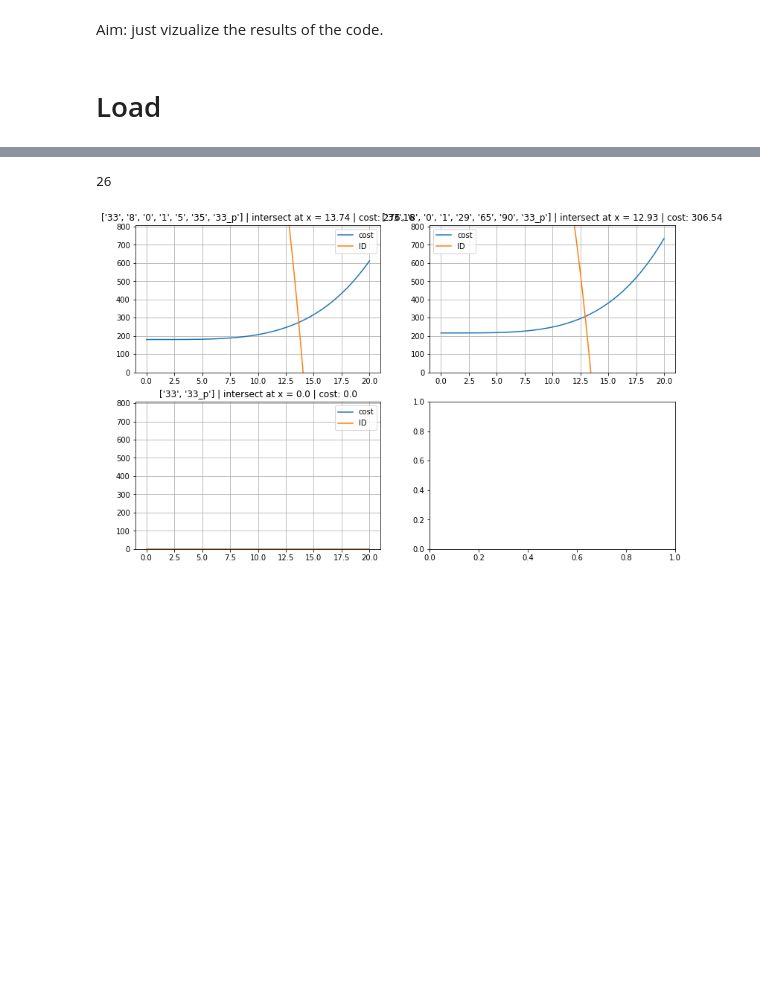
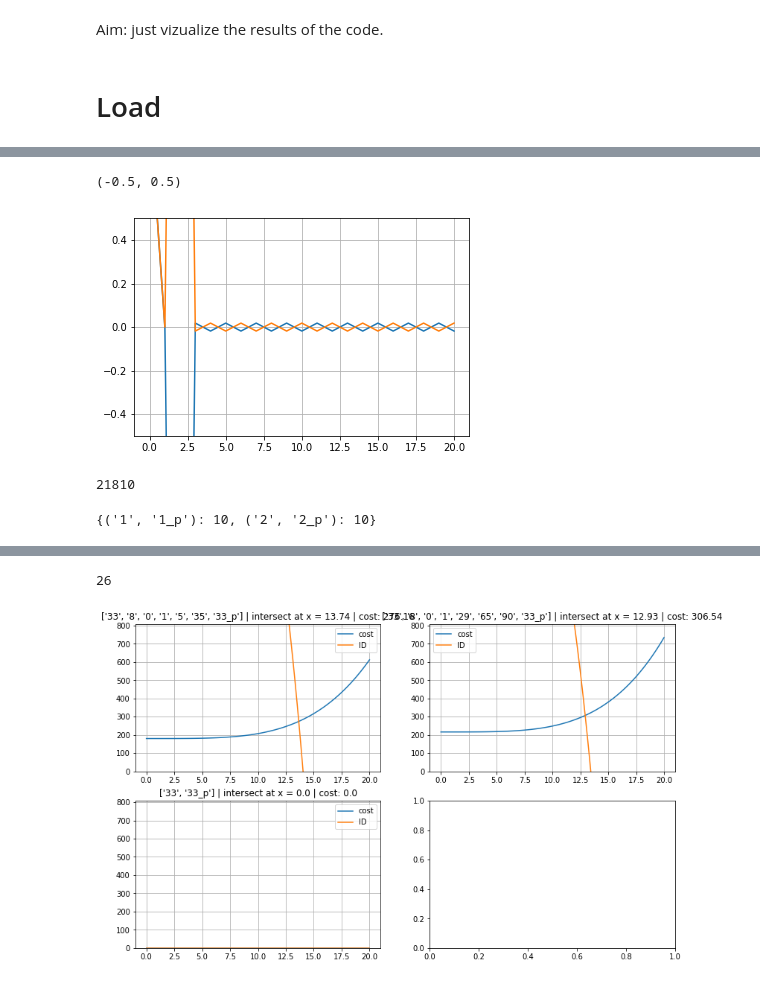
Before and after one commit to LucasFuentesValenzuela/ICU, a Jupyter notebook: notebooks/VizResults_v1.ipynb, the cells around one changed output, grey strips where cells are left out. Cells and saved outputs as stored; diff of their text form; code cells hidden in the pictures; blank space fills up the shorter version.

```diff
--- a/notebooks/VizResults_v1.ipynb
+++ b/notebooks/VizResults_v1.ipynb
@@ -46,0 +61,17 @@ with open(os.path.join(path, 'output.pkl'), 'rb') as f:
+# %%
+plt.figure()
+plt.plot(balance[:,0])
+plt.plot(balance[:,1])
+plt.grid(True)
+plt.ylim([-.5,.5])
+# %% [output]
+(-0.5, 0.5)
+[figure, added]
+# %%
+np.sum(n_inner)
+# %% [output]
+21810
+# %%
+OD
+# %% [output]
+{('1', '1_p'): 10, ('2', '2_p'): 10}
```
Also changed, not shown: parts of 16 cells of this notebook, 8 other files.
